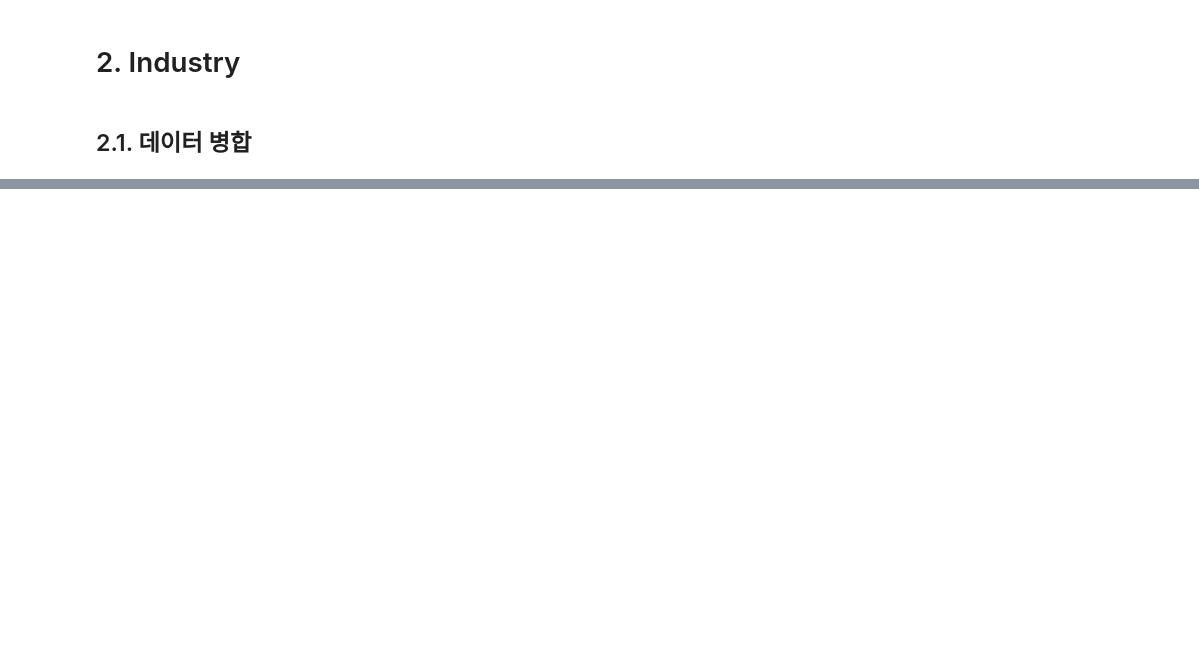
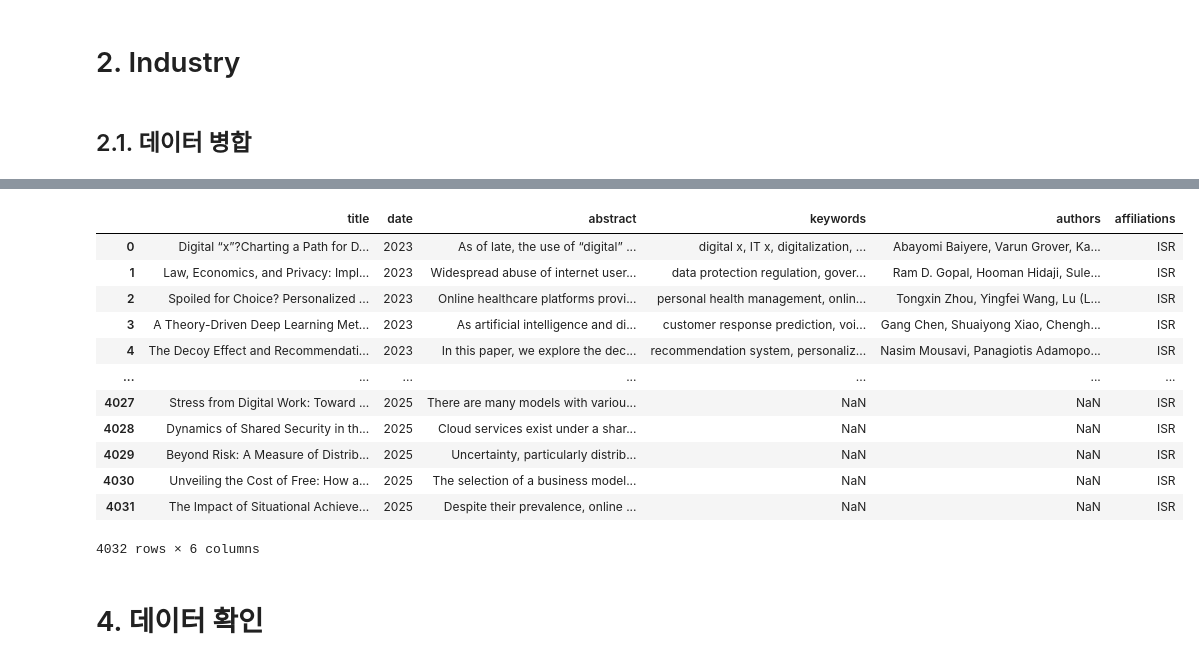
Before and after one commit to choi-ce3l/Journal, a Jupyter notebook: 데이터 병합.ipynb, the cells around one changed output, grey strips where cells are left out. Saved outputs shown, nothing was run; the diff lists cells and outputs as text; code cells hidden in the pictures; blank space fills up the shorter version.

Commit message:
[feat]data 병합

```diff
--- a/데이터 병합.ipynb
+++ b/데이터 병합.ipynb
@@ -224,0 +555,7 @@ Name: count, dtype: int64
+# %%
+import pandas as pd
+
+df2=pd.read_csv('home/dslab/choi/WITS/전처리완료된데이터/03_journal_2023_2025.csv')
+journal=pd.read_csv('/home/dslab/choi/Journal/Data/07_journal.csv')
+df2.info()
+journal.info()
@@ -224,0 +580,3 @@ Name: count, dtype: int64
+# %%
+final_df=pd.concat([df2,journal])
+final_df.info()
@@ -224,0 +616,2 @@ Name: count, dtype: int64
+# %%
+final_df.drop(columns=['keyword'], inplace=True)
@@ -224,0 +634,19 @@ Name: count, dtype: int64
+# %%
+import pandas as pd
+
+# ✅ 중복 후보 찾기 (title+content 모두 동일)
+dupes = final_df[final_df.duplicated(subset=["title", "abstract"], keep=False)] \
+            .sort_values(by=["title", "abstract"])
+
+print("🔎 중복된 행 목록:")
+print(dupes)
+
+# ✅ 실제로 제거 (첫 번째만 남기고 삭제)
+df_dedup = final_df.drop_duplicates(subset=["title", "abstract"], keep="first").reset_index(drop=True)
+
+print(df_dedup)
+# 결과 저장 (선택)
+# dupes.to_csv("Data/08_journal.csv", index=False)   # 제거될 가능성이 있는 행 저장
+df_dedup.to_csv("/home/dslab/choi/Journal/Data/08_journal.csv", index=False)     # 최종 중복 제거된 데이터 저장
+#
+# print(f"총 {len(dupes)}개의 중복 행 발견, 제거 후 남은 행 수: {len(df_dedup)}")
@@ -224,0 +671,18 @@ Name: count, dtype: int64
+# %%
+df_dedup
+# %% [output]
+|  | title | date | abstract | keywords | authors | affiliations |
+| 0 | Digital “x”?Charting a Path for D... | 2023 | As of late, the use of “digital” ... | digital x, IT x, digitalization, ... | Abayomi Baiyere, Varun Grover, Ka... | ISR |
+| 1 | Law, Economics, and Privacy: Impl... | 2023 | Widespread abuse of internet user... | data protection regulation, gover... | Ram D. Gopal, Hooman Hidaji, Sule... | ISR |
+| 2 | Spoiled for Choice? Personalized ... | 2023 | Online healthcare platforms provi... | personal health management, onlin... | Tongxin Zhou, Yingfei Wang, Lu (L... | ISR |
+| 3 | A Theory-Driven Deep Learning Met... | 2023 | As artificial intelligence and di... | customer response prediction, voi... | Gang Chen, Shuaiyong Xiao, Chengh... | ISR |
+| 4 | The Decoy Effect and Recommendati... | 2023 | In this paper, we explore the dec... | recommendation system, personaliz... | Nasim Mousavi, Panagiotis Adamopo... | ISR |
+| ... | ... | ... | ... | ... | ... | ... |
+| 4027 | Stress from Digital Work: Toward ... | 2025 | There are many models with variou... | NaN | NaN | ISR |
+| 4028 | Dynamics of Shared Security in th... | 2025 | Cloud services exist under a shar... | NaN | NaN | ISR |
+| 4029 | Beyond Risk: A Measure of Distrib... | 2025 | Uncertainty, particularly distrib... | NaN | NaN | ISR |
+| 4030 | Unveiling the Cost of Free: How a... | 2025 | The selection of a business model... | NaN | NaN | ISR |
+| 4031 | The Impact of Situational Achieve... | 2025 | Despite their prevalence, online ... | NaN | NaN | ISR |
+4032 rows × 6 columns
+# %% [markdown]
+# 4. 데이터 확인
```
Also changed, not shown: parts of 23 cells of this notebook.
